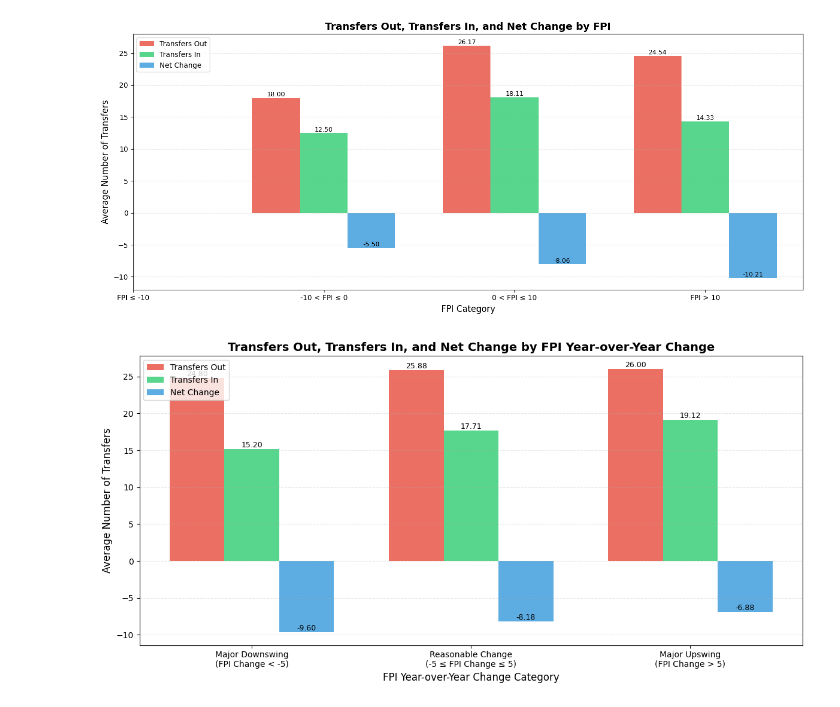
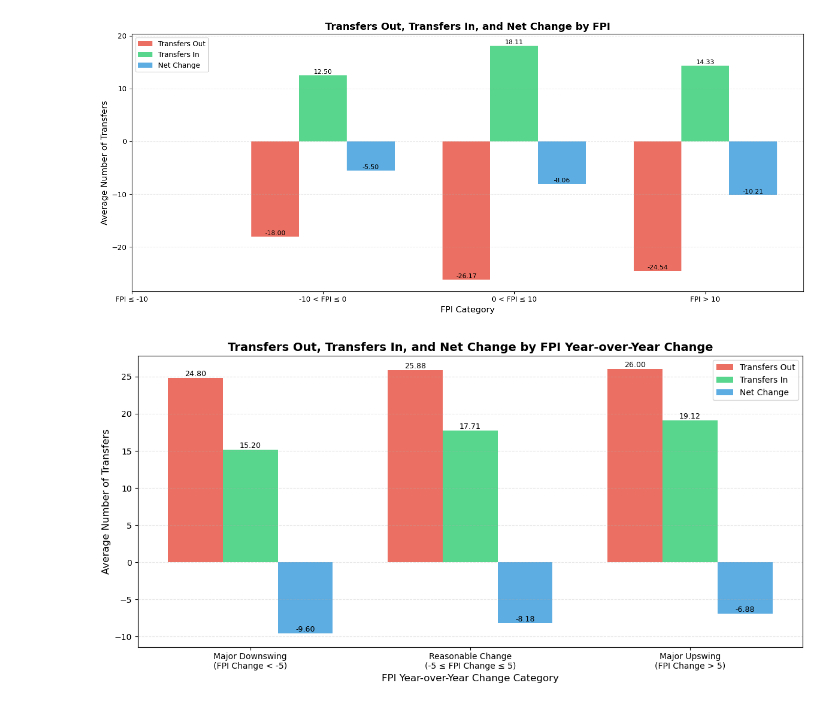
Before and after one commit to harrisonsrubin/eda_final_project, a Jupyter notebook: sec_visualizations.ipynb, the cells around one changed output. Saved outputs shown, nothing was run; the diff lists cells and outputs as text; code cells hidden in the pictures.

```diff
--- a/sec_visualizations.ipynb
+++ b/sec_visualizations.ipynb
@@ -311,40 +353,52 @@ x = np.arange(len(categories))
 width = 0.25
 
 # Create bars for each metric
-bars1 = ax.bar(x - width, [df_fpi_under_10_out, df_fpi_10_to_0_out, df_fpi_0_to_10_out, df_fpi_10_or_better_out], width, label='Transfers Out', color='#e74c3c', alpha=0.8)
+bars1 = ax.bar(
+    x - width,
+    [-df_fpi_under_10_out,
+     -df_fpi_10_to_0_out,
+     -df_fpi_0_to_10_out,
+     -df_fpi_10_or_better_out],
+    width,
+    label='Transfers Out',
+    color='#e74c3c',
+    alpha=0.8
+)
+
 bars2 = ax.bar(x, [df_fpi_under_10_in, df_fpi_10_to_0_in, df_fpi_0_to_10_in, df_fpi_10_or_better_in], width, label='Transfers In', color='#2ecc71', alpha=0.8)
 bars3 = ax.bar(x + width, [df_fpi_under_10_net, df_fpi_10_to_0_net, df_fpi_0_to_10_net, df_fpi_10_or_better_net], width, label='Net Change', color='#3498db', alpha=0.8)
 
 # Add value labels on bars
 def add_value_labels(bars):
     for bar in bars:
         height = bar.get_height()
         ax.text(bar.get_x() + bar.get_width()/2., height,
                 f'{height:.2f}',
                 ha='center', va='bottom', fontsize=9)
 
 add_value_labels(bars1)
 add_value_labels(bars2)
 add_value_labels(bars3)
 
 # Customize the plot
 ax.set_xlabel('FPI Category', fontsize=12)
 ax.set_ylabel('Average Number of Transfers', fontsize=12)
 ax.set_title('Transfers Out, Transfers In, and Net Change by FPI', fontsize=14, fontweight='bold')
 ax.set_xticks(x)
 ax.set_xticklabels(categories)
 ax.legend(loc='upper left', fontsize=10)
 ax.grid(axis='y', alpha=0.3, linestyle='--')
 
 plt.tight_layout()
 plt.show()
 # %% [output]
-[figure, old version]
+[figure, new version]
 # %%
 # Visualize Transfers out, in and net change vs fpi difference in the years 2022-2024
 # Only FBS teams are included in this analysis
 # Only SEC teams are included in this analysis
 # Completed by Nathan Grey
+# Revised by Harrison Rubin
 
 import pandas as pd
 import matplotlib.pyplot as plt
@@ -413,10 +467,10 @@ ax.set_ylabel('Average Number of Transfers', fontsize=12)
 ax.set_title('Transfers Out, Transfers In, and Net Change by FPI Year-over-Year Change', fontsize=14, fontweight='bold')
 ax.set_xticks(x)
 ax.set_xticklabels(categories)
-ax.legend(loc='upper left', fontsize=10)
+ax.legend(loc='upper right', fontsize=10)
 ax.grid(axis='y', alpha=0.3, linestyle='--')
 
 plt.tight_layout()
 plt.show()
 # %% [output]
-[figure, old version]
+[figure, new version]
```
Also changed, not shown: parts of 3 cells of this notebook.
